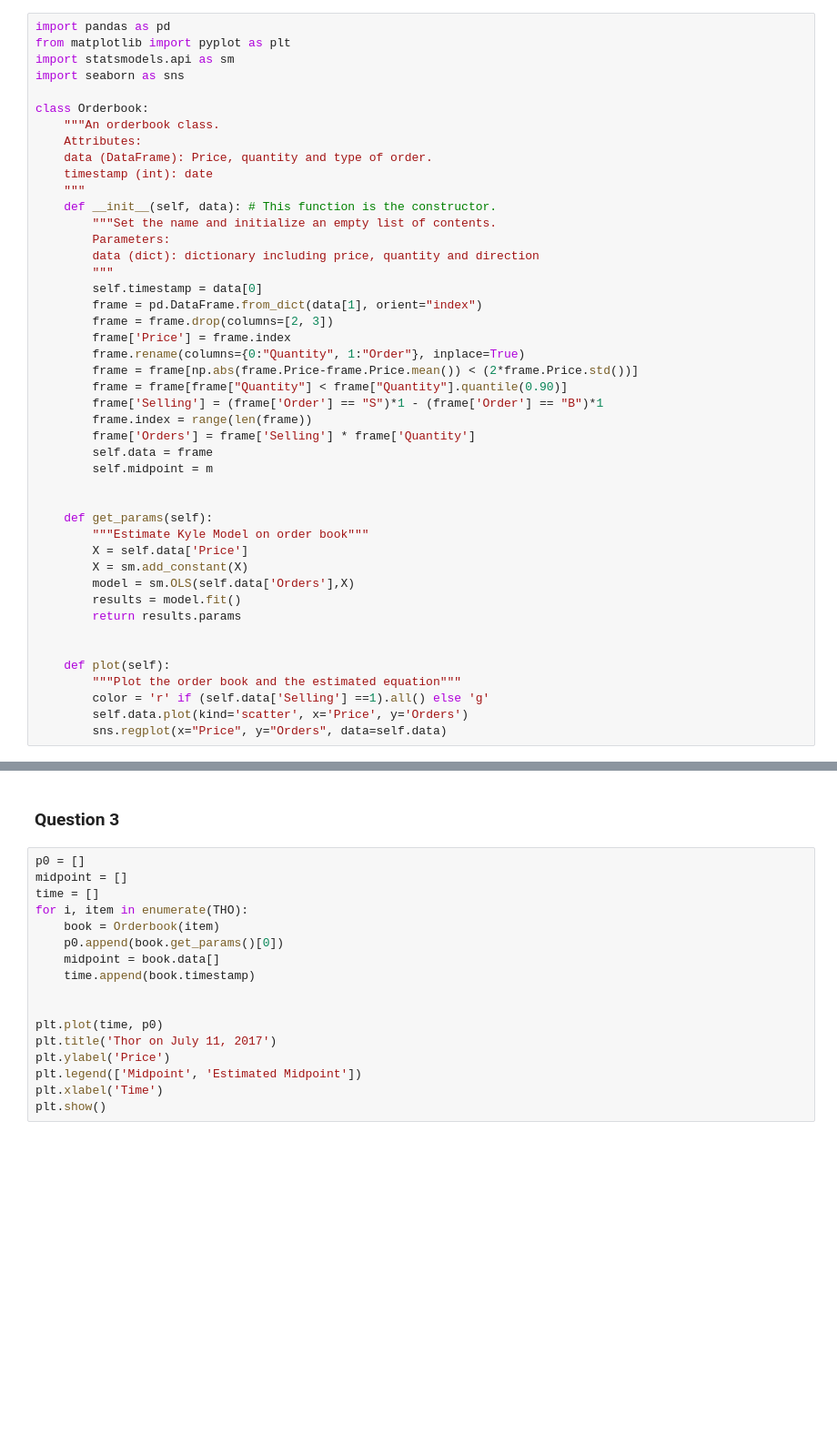
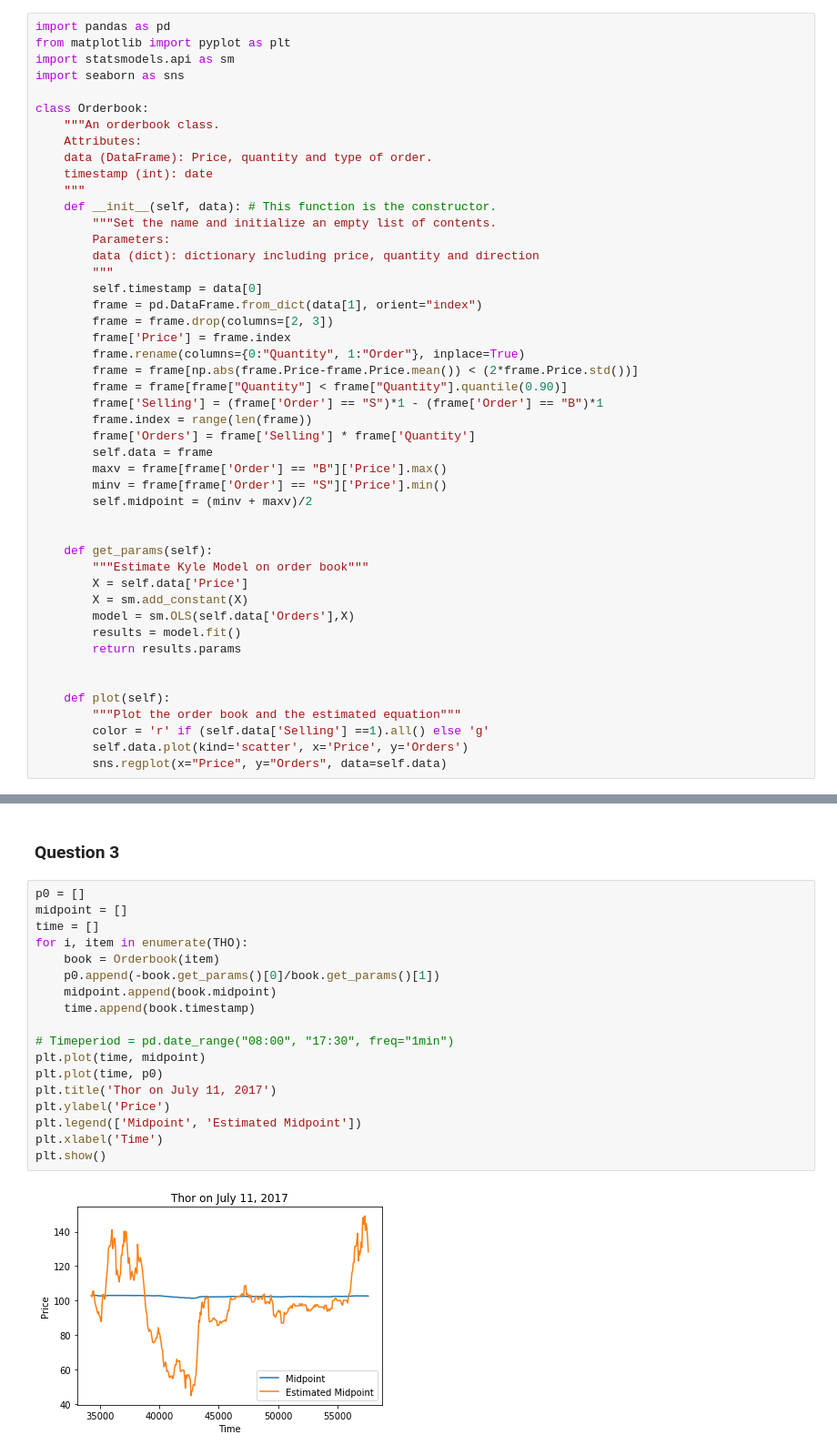
Before and after one commit to tpellet/BootCamp2019, a Jupyter notebook: ProblemSets/Econ/Week 5 - Asset Pricing/Problem Set - Chapter 3 - Kyle Model.ipynb, the cells around one changed output, grey strips where cells are left out. Shown at 91% size. Drawn from its saved outputs; the diff is of its cells as text; blank space fills up the shorter version.

```diff
--- a/ProblemSets/Econ/Week 5 - Asset Pricing/Problem Set - Chapter 3 - Kyle Model.ipynb
+++ b/ProblemSets/Econ/Week 5 - Asset Pricing/Problem Set - Chapter 3 - Kyle Model.ipynb
@@ -45,7 +45,9 @@ class Orderbook:
         frame.index = range(len(frame))
         frame['Orders'] = frame['Selling'] * frame['Quantity']
         self.data = frame
-        self.midpoint = m
+        maxv = frame[frame['Order'] == "B"]['Price'].max()
+        minv = frame[frame['Order'] == "S"]['Price'].min()
+        self.midpoint = (minv + maxv)/2
 
 
     def get_params(self):
@@ -191,17 +195,20 @@ plt.show()
 # %%
 p0 = []
 midpoint = []
 time = []
 for i, item in enumerate(THO):
     book = Orderbook(item)
-    p0.append(book.get_params()[0])
-    midpoint = book.data[]
+    p0.append(-book.get_params()[0]/book.get_params()[1])
+    midpoint.append(book.midpoint)
     time.append(book.timestamp)
 
-
+# Timeperiod = pd.date_range("08:00", "17:30", freq="1min")
+plt.plot(time, midpoint)
 plt.plot(time, p0)
 plt.title('Thor on July 11, 2017')
 plt.ylabel('Price')
 plt.legend(['Midpoint', 'Estimated Midpoint'])
 plt.xlabel('Time')
 plt.show()
+# %% [output]
+[figure, added]
```
Also changed, not shown: parts of 4 cells of this notebook.
